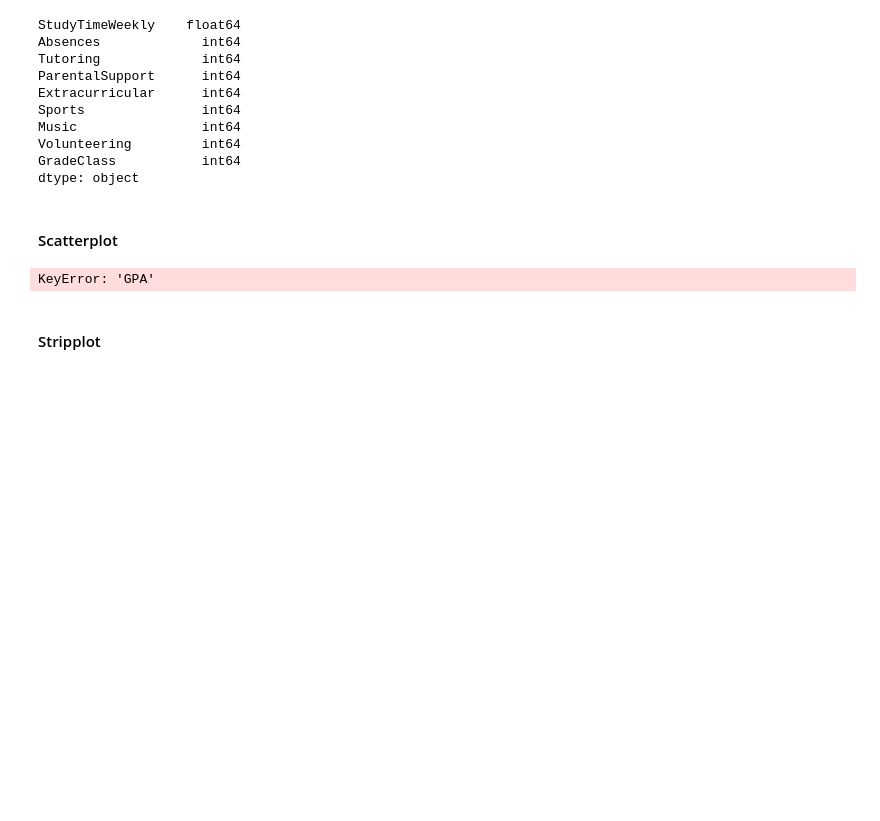
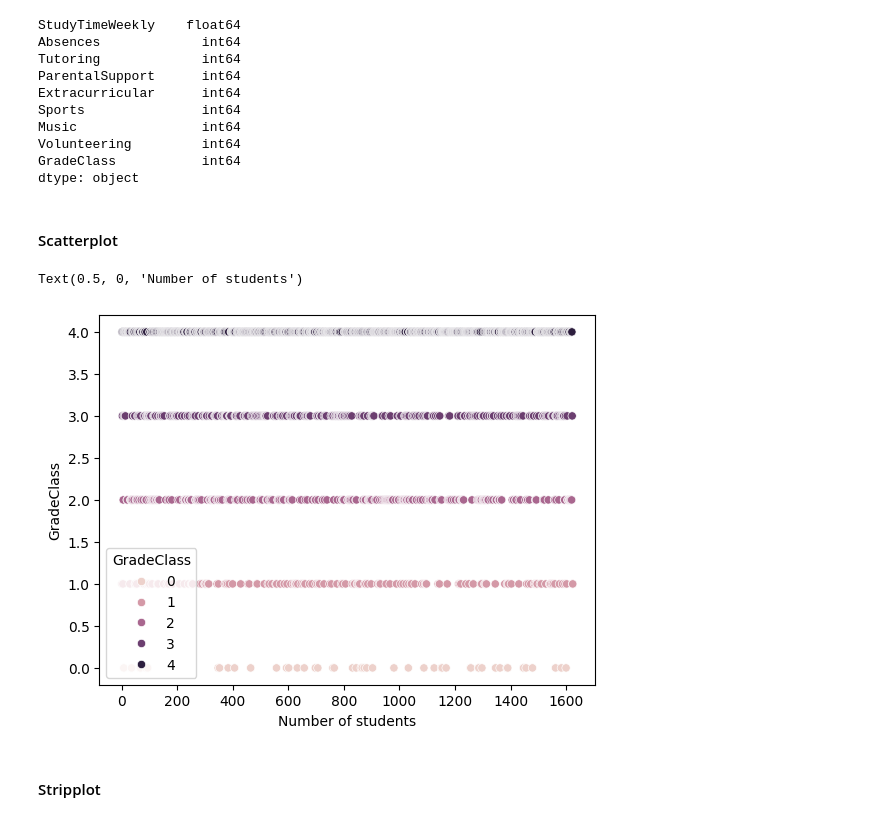
Before and after one commit to cykreet/snare, a Jupyter notebook: NoteBook/UnivariateAnalysis.ipynb, the cells around one changed output. Drawn from its saved outputs; the diff is of its cells as text; code cells hidden in the pictures; blank space fills up the shorter version.

```diff
--- a/NoteBook/UnivariateAnalysis.ipynb
+++ b/NoteBook/UnivariateAnalysis.ipynb
@@ -47,11 +47,12 @@ dtype: object
 # %% [markdown]
 #### Scatterplot
 # %%
-seabornforvis.scatterplot(x=df.index,y=df['GPA'],hue=df['GradeClass'])
+seabornforvis.scatterplot(x=df.index,y=df['GradeClass'],hue=df['GradeClass'])
 mplforplotting.xlabel("Number of students")#to clearly label our x axis
 #this scatter plot not omnly visualises where students lie, but also colour grades each data point to easily identify the relationship between GPA and Gradeclass through the colour dispersion
 # %% [output]
-KeyError: 'GPA'
+Text(0.5, 0, 'Number of students')
+[figure, added]
 # %% [markdown]
 #### Stripplot
 # %%
```
Also changed, not shown: parts of 1 cell of this notebook.
